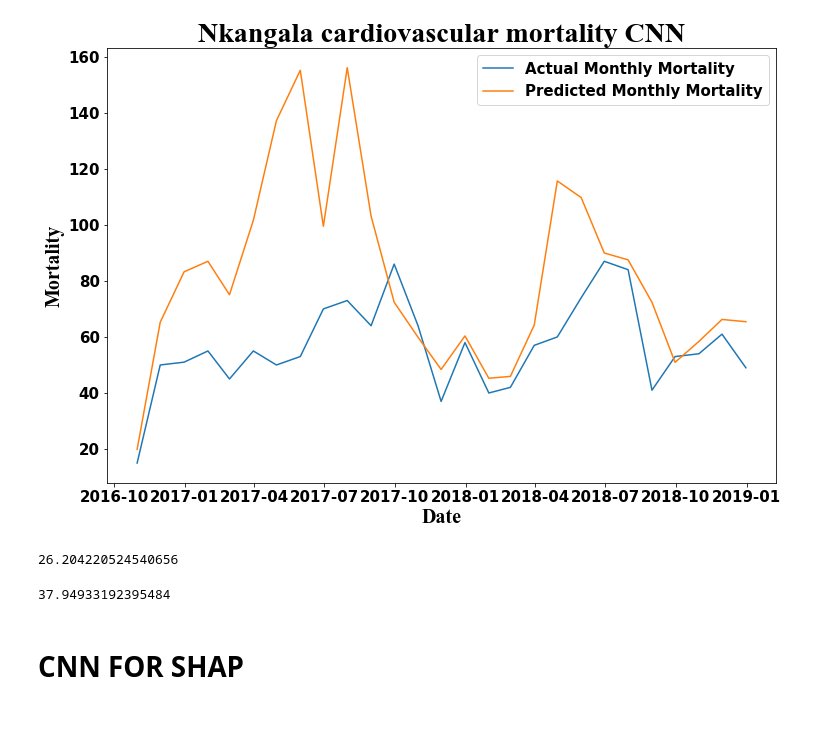
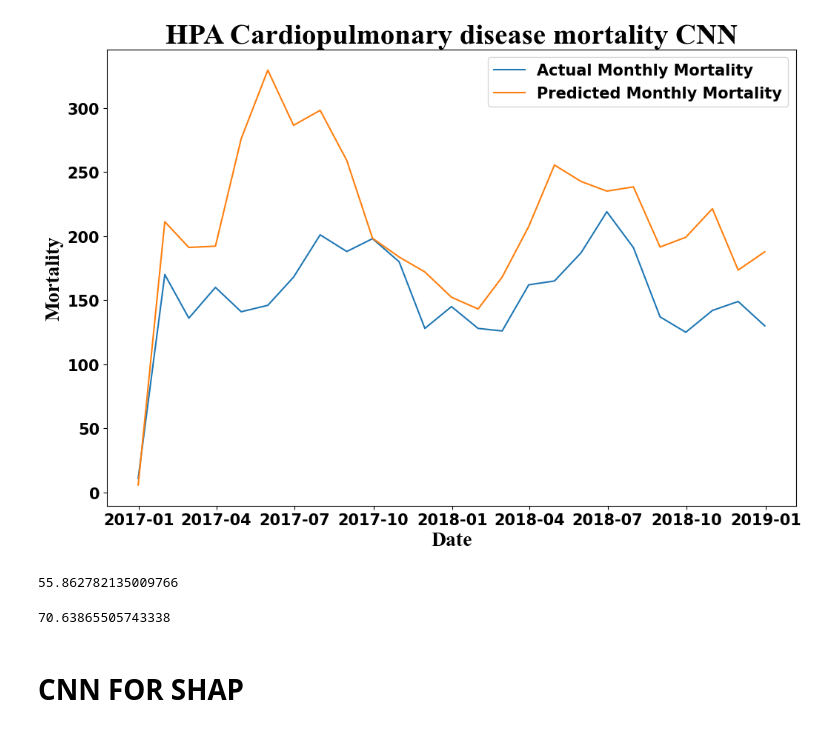
Before and after one commit to Rirhandzu-Novela/Highveld-air-pollution-prediction-health-impacts, a Jupyter notebook: Mortality_Python/Morta-Prediction-CNN.ipynb, the cells around one changed output. Saved outputs shown, nothing was run; the diff lists cells and outputs as text; code cells hidden in the pictures.

```diff
--- a/Mortality_Python/Morta-Prediction-CNN.ipynb
+++ b/Mortality_Python/Morta-Prediction-CNN.ipynb
@@ -22,7 +22,7 @@ import tensorflow as tf
 #print(tf.__version_)
 # %%
 # Load and clean the dataset
-df = pd.read_csv('GertPollCardMort.csv', sep=';', header=0, index_col=0, parse_dates=True)
+df = pd.read_csv('C:/Users/User/Documents/GitHub/Health-impacts-of-air-pollution/MortData/GertPollMortAll.csv', sep=';', header=0, index_col=0, parse_dates=True)
 # %%
 # Drop rows with any NaN values
 df_cleaned = df.dropna()
@@ -135,36 +135,36 @@ df_actual_monthly = df_actual_test.resample('M').sum()
 # %%
 # Plot actual vs predicted monthly mortality
 rcParams['font.weight'] = 'bold'
 rcParams['font.size'] = '15'
 plt.figure(figsize=(12, 8))
 
 # Plot actual vs predicted monthly mortality
 plt.plot(df_actual_monthly.index, df_actual_monthly.values, label='Actual Monthly Mortality')
 plt.plot(monthly_predictions.index, monthly_predictions['predicted_mortality'].values, label='Predicted Monthly Mortality')
 
 # Customize the x-axis labels
 #plt.xticks(rotation=90)
 
 plt.ylabel('Mortality', fontname="Times New Roman", size=20, fontweight="bold")
 plt.xlabel('Date', fontname="Times New Roman", size=20, fontweight="bold")
-plt.title('Nkangala cardiovascular mortality CNN', fontname="Times New Roman", size=28, fontweight="bold")
+plt.title('HPA Cardiopulmonary disease mortality CNN', fontname="Times New Roman", size=28, fontweight="bold")
 
 # Set legend properties
 legend_properties = {'weight': 'bold'}
 plt.legend(prop=legend_properties)
 
 plt.show()
 # %% [output]
-[figure, old version]
+[figure, new version]
 # %%
 mean_absolute_error(df_actual_monthly, monthly_predictions)
 # %% [output]
-26.204220524540656
+55.862782135009766
 # %%
 rmse = sqrt(mean_squared_error(df_actual_monthly, monthly_predictions))
 print(rmse)
 # %% [output]
-37.94933192395484
+70.63865505743338
 # %% [markdown]
 # CNN FOR SHAP
 # %%
```
Also changed, not shown: parts of 3 cells of this notebook, 42 other files.
